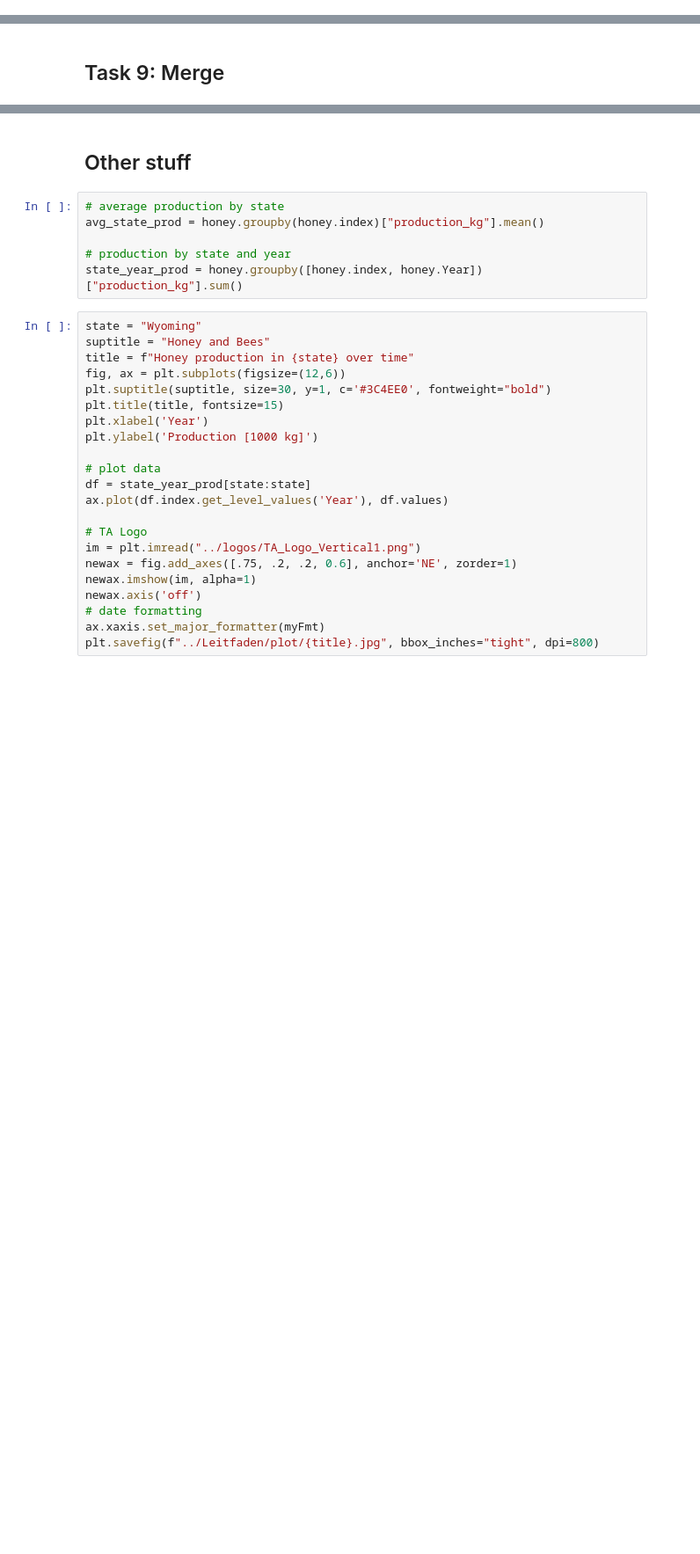
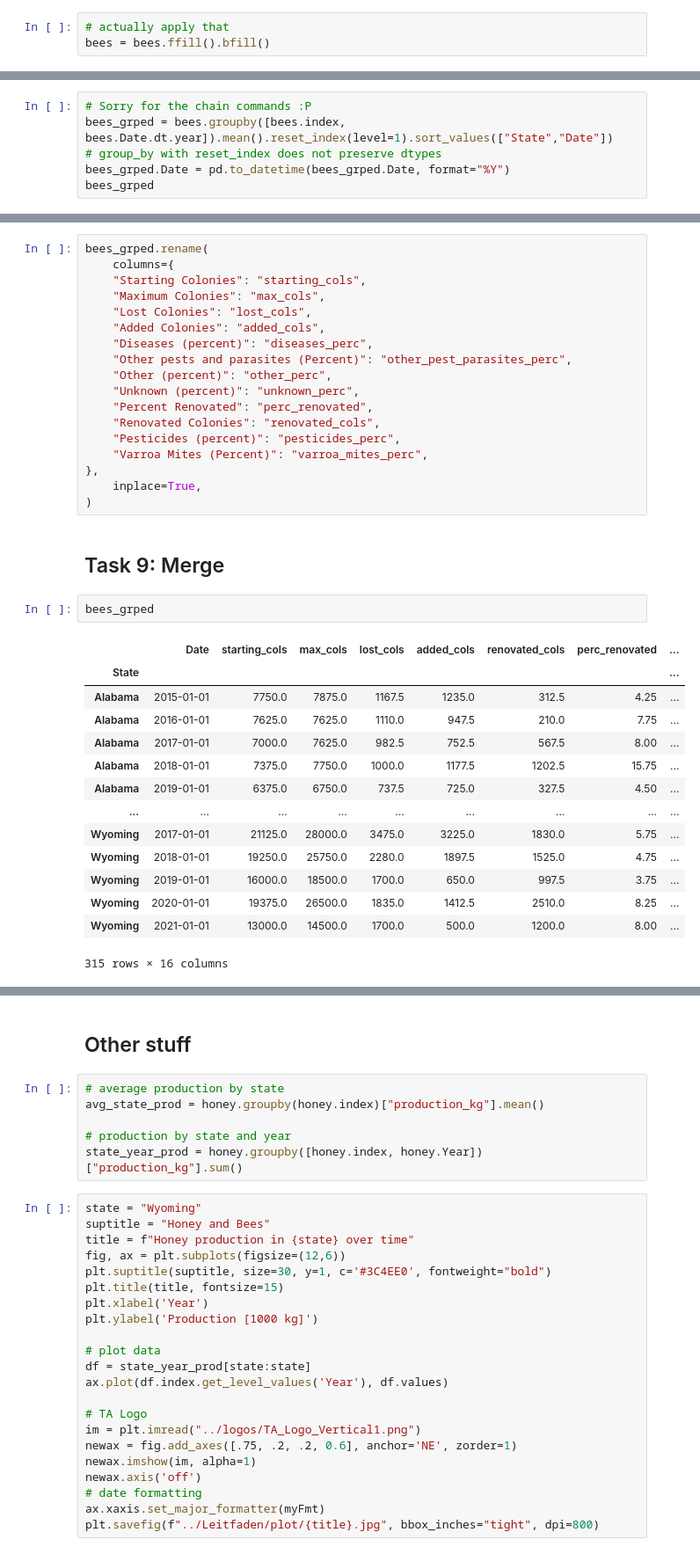
Before and after one commit to tech-academy-ev/SoSe22_Honey_and_Bees, a Jupyter notebook: Python/honey_and_bees_solution.ipynb, the cells around one changed output, grey strips where cells are left out. Shown: that part at 88% size. Drawn from its saved outputs; the diff is of its cells as text; blank space fills up the shorter version.

Commit message:
expand statement answers, merge of honey and bees and formatting

```diff
--- a/Python/honey_and_bees_solution.ipynb
+++ b/Python/honey_and_bees_solution.ipynb
@@ -249 +264,4 @@ null_data
+# %%
+# actually apply that
+bees = bees.ffill().bfill()
 # %% [markdown]
@@ -250,0 +269,6 @@ null_data
+# %%
+# Sorry for the chain commands :P
+bees_grped = bees.groupby([bees.index, bees.Date.dt.year]).mean().reset_index(level=1).sort_values(["State","Date"])
+# group_by with reset_index does not preserve dtypes
+bees_grped.Date = pd.to_datetime(bees_grped.Date, format="%Y")
+bees_grped
@@ -251,4 +290,39 @@ null_data
 # %% [markdown]
 ## Task 8: Prepare for merging bees with honey
+# %%
+bees_grped.rename(
+    columns={
+    "Starting Colonies": "starting_cols",
+    "Maximum Colonies": "max_cols",
+    "Lost Colonies": "lost_cols",
+    "Added Colonies": "added_cols",
+    "Diseases (percent)": "diseases_perc",
+    "Other pests and parasites (Percent)": "other_pest_parasites_perc",
+    "Other (percent)": "other_perc",
+    "Unknown (percent)": "unknown_perc",
+    "Percent Renovated": "perc_renovated",
+    "Renovated Colonies": "renovated_cols",
+    "Pesticides (percent)": "pesticides_perc",
+    "Varroa Mites (Percent)": "varroa_mites_perc",
+},
+    inplace=True,
+)
 # %% [markdown]
 ## Task 9: Merge
+# %%
+bees_grped
+# %% [output]
+|  | Date | starting_cols | max_cols | lost_cols | added_cols | renovated_cols | perc_renovated | ... |
+| State |  |  |  |  |  |  |  | ... |
+| Alabama | 2015-01-01 | 7750.0 | 7875.0 | 1167.5 | 1235.0 | 312.5 | 4.25 | ... |
+| Alabama | 2016-01-01 | 7625.0 | 7625.0 | 1110.0 | 947.5 | 210.0 | 7.75 | ... |
+| Alabama | 2017-01-01 | 7000.0 | 7625.0 | 982.5 | 752.5 | 567.5 | 8.00 | ... |
+| Alabama | 2018-01-01 | 7375.0 | 7750.0 | 1000.0 | 1177.5 | 1202.5 | 15.75 | ... |
+| Alabama | 2019-01-01 | 6375.0 | 6750.0 | 737.5 | 725.0 | 327.5 | 4.50 | ... |
+| ... | ... | ... | ... | ... | ... | ... | ... | ... |
+| Wyoming | 2017-01-01 | 21125.0 | 28000.0 | 3475.0 | 3225.0 | 1830.0 | 5.75 | ... |
+| Wyoming | 2018-01-01 | 19250.0 | 25750.0 | 2280.0 | 1897.5 | 1525.0 | 4.75 | ... |
+| Wyoming | 2019-01-01 | 16000.0 | 18500.0 | 1700.0 | 650.0 | 997.5 | 3.75 | ... |
+| Wyoming | 2020-01-01 | 19375.0 | 26500.0 | 1835.0 | 1412.5 | 2510.0 | 8.25 | ... |
+| Wyoming | 2021-01-01 | 13000.0 | 14500.0 | 1700.0 | 500.0 | 1200.0 | 8.00 | ... |
+315 rows × 16 columns
```
Also changed, not shown: parts of 11 cells of this notebook.
